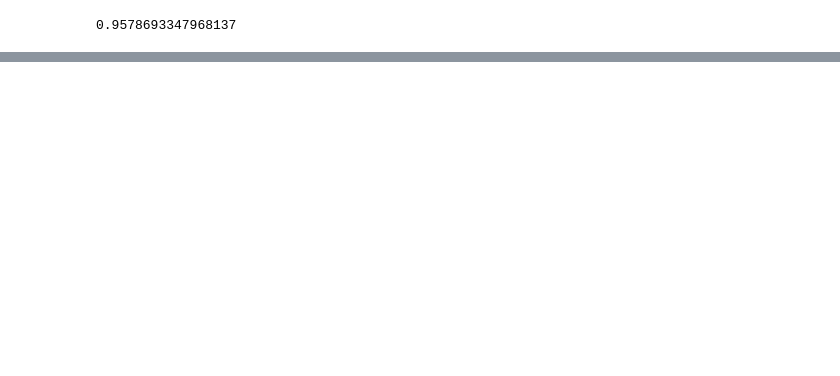
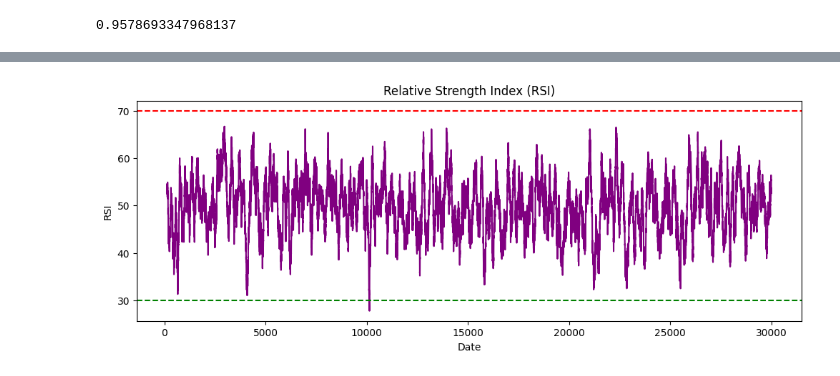
Before and after one commit to AlessandroMagna/prosperity-algo-trading, a Jupyter notebook: notebooks/Prosp_Round3.ipynb, the cells around one changed output, grey strips where cells are left out. Cells and saved outputs as stored; diff of their text form; code cells hidden in the pictures; blank space fills up the shorter version.

```diff
--- a/notebooks/Prosp_Round3.ipynb
+++ b/notebooks/Prosp_Round3.ipynb
@@ -55,0 +77,22 @@ print(correlation)
+# %%
+def calculate_rsi(data, window=120):
+    delta = data.diff(1)
+    gain = (delta.where(delta > 0, 0)).rolling(window=window).mean()
+    loss = (-delta.where(delta < 0, 0)).rolling(window=window).mean()
+    rs = gain / loss
+    rsi = 100 - (100 / (1 + rs))
+    return rsi
+# %%
+rsi_coconut = calculate_rsi(data_coconut['mid_price'])
+rsi_coupon = calculate_rsi(data_coupon['mid_price'])
+# %%
+plt.figure(figsize=(12, 4))
+rsi_coconut.plot(color='purple')
+plt.title('Relative Strength Index (RSI)')
+plt.xlabel('Date')
+plt.ylabel('RSI')
+plt.axhline(70, linestyle='--', color='red')  # Overbought threshold
+plt.axhline(30, linestyle='--', color='green')  # Oversold threshold
+plt.show()
+# %% [output]
+[figure, added]
```
Also changed, not shown: parts of 7 cells of this notebook.
